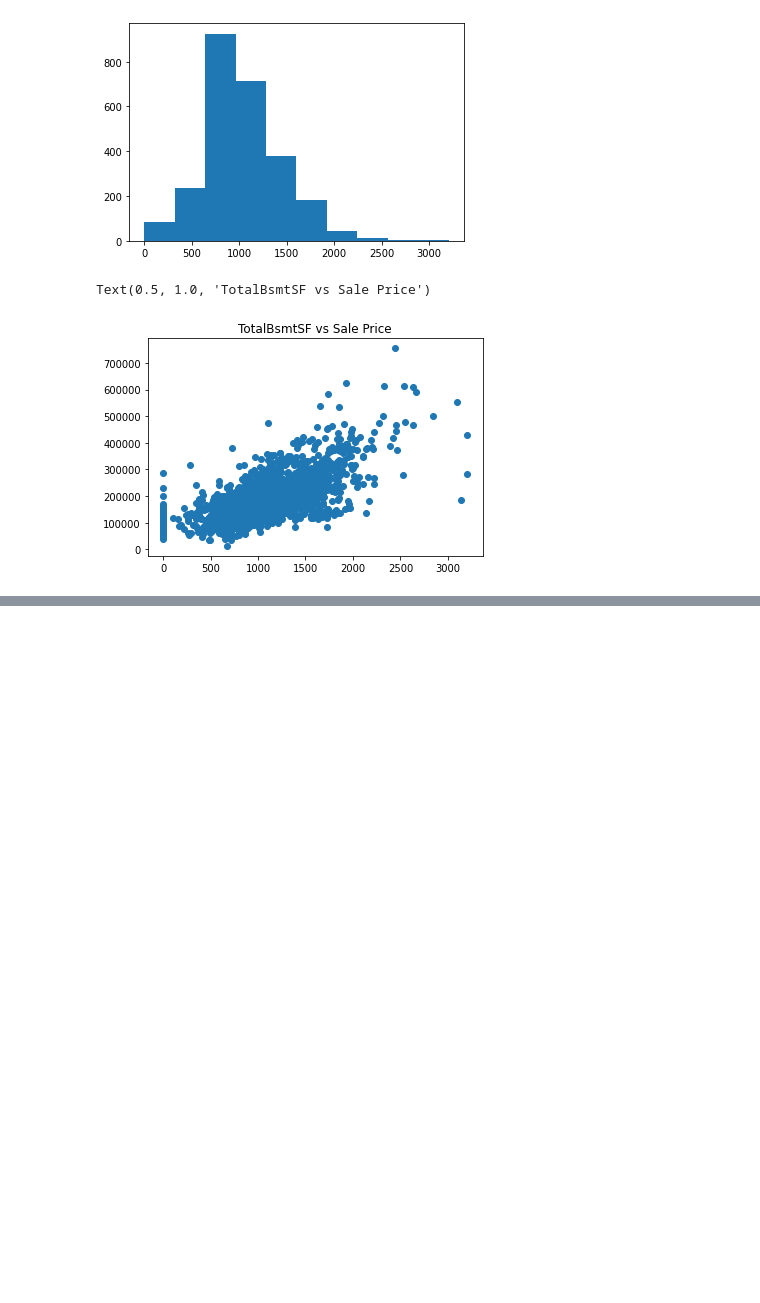
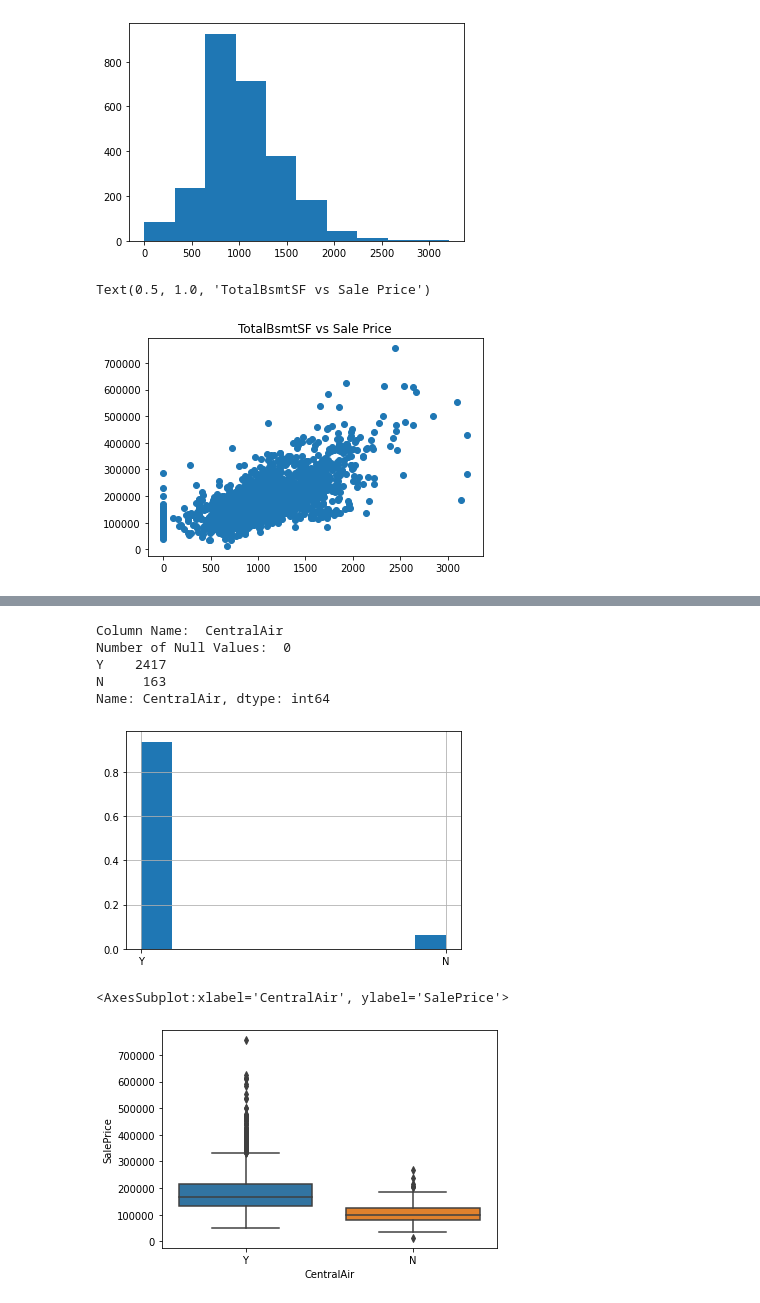
Before and after one commit to PolarSprings/Iowa_advanced_regression, a Jupyter notebook: Column Visualization.ipynb, the cells around one changed output, grey strips where cells are left out. Drawn from its saved outputs; the diff is of its cells as text; code cells hidden in the pictures; blank space fills up the shorter version.

```diff
--- a/Column Visualization.ipynb
+++ b/Column Visualization.ipynb
@@ -1932,0 +2011,19 @@ Text(0.5, 1.0, 'TotalBsmtSF vs Sale Price')
+# %%
+print('Column Name: ', cols_2[2])
+# CentralAir: Central air conditioning
+#     N - No
+#     Y - Yes
+print('Number of Null Values: ',np.sum(data['CentralAir'].isnull()))
+print(data['CentralAir'].value_counts())
+data['CentralAir'].hist(weights=np.ones(len(data['CentralAir']))/len(data['CentralAir']))
+plt.show()
+sns.boxplot(x='CentralAir', y='SalePrice', data=data)
+# %% [output]
+Column Name:  CentralAir
+Number of Null Values:  0
+Y    2417
+N     163
+Name: CentralAir, dtype: int64
+[figure, added]
+<AxesSubplot:xlabel='CentralAir', ylabel='SalePrice'>
+[figure, added]
```
Also changed, not shown: parts of 34 cells of this notebook.
